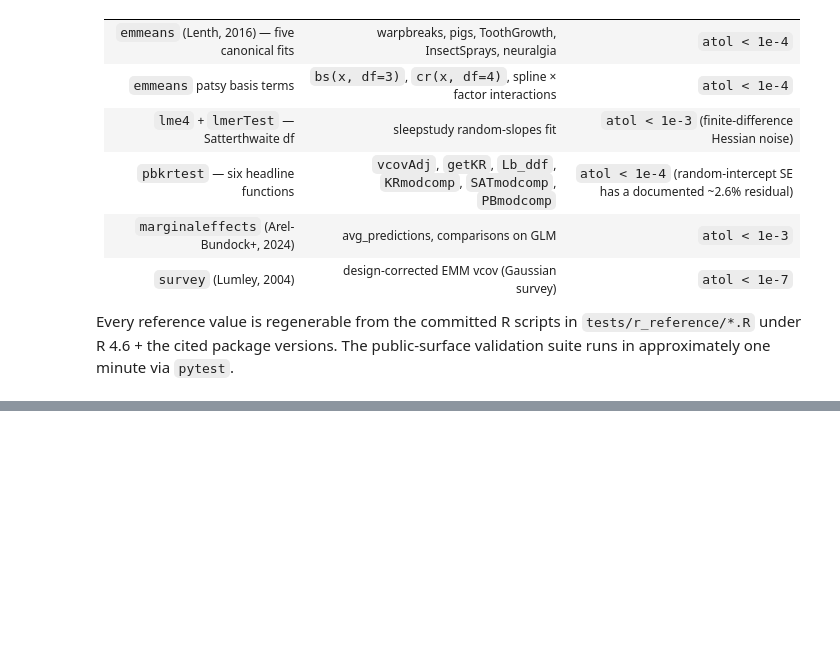
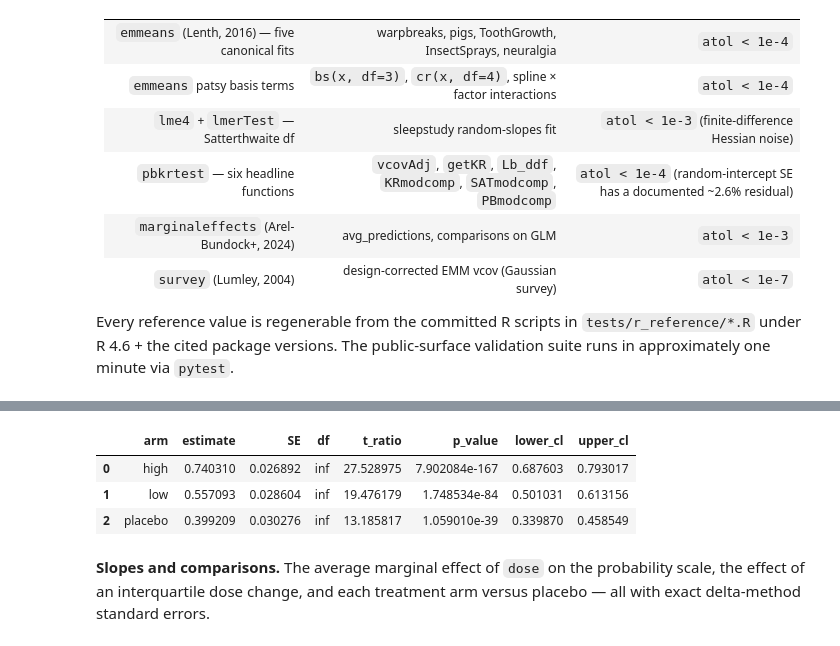
Before and after one commit to jturner-uofl/pymmeans, a Jupyter notebook: examples/pymmeans_showcase.ipynb, the cells around one changed output, grey strips where cells are left out. Cells and saved outputs as stored; diff of their text form; code cells hidden in the pictures; blank space fills up the shorter version.

```diff
--- a/examples/pymmeans_showcase.ipynb
+++ b/examples/pymmeans_showcase.ipynb
@@ -424,0 +432,32 @@ Every reference value is regenerable from the committed R scripts in `tests/r_re
+# %%
+import numpy as np
+import pandas as pd
+import statsmodels.api as sm
+import statsmodels.formula.api as smf
+from pymmeans import (
+    avg_predictions, avg_slopes, avg_comparisons, datagrid,
+)
+
+rng = np.random.default_rng(20260628)
+n = 800
+trial = pd.DataFrame({
+    "dose": rng.normal(2.0, 1.0, n),
+    "age":  rng.normal(50.0, 10.0, n),
+    "arm":  pd.Categorical(rng.choice(["placebo", "low", "high"], n)),
+})
+lp = (-1.0 + 0.4 * trial["dose"]
+      + trial["arm"].map({"placebo": 0.0, "low": 0.5, "high": 1.1}).astype(float))
+trial["cured"] = (rng.random(n) < 1.0 / (1.0 + np.exp(-lp))).astype(int)
+clf = smf.glm("cured ~ dose + age + arm", trial, family=sm.families.Binomial()).fit()
+
+# Average adjusted prediction (overall cure probability) and by arm.
+avg_predictions(clf, by="arm").frame
+# %% [output]
+|  | arm | estimate | SE | df | t_ratio | p_value | lower_cl | upper_cl |
+| 0 | high | 0.740310 | 0.026892 | inf | 27.528975 | 7.902084e-167 | 0.687603 | 0.793017 |
+| 1 | low | 0.557093 | 0.028604 | inf | 19.476179 | 1.748534e-84 | 0.501031 | 0.613156 |
+| 2 | placebo | 0.399209 | 0.030276 | inf | 13.185817 | 1.059010e-39 | 0.339870 | 0.458549 |
+# %% [markdown]
+**Slopes and comparisons.** The average marginal effect of `dose` on the
+probability scale, the effect of an interquartile dose change, and each
+treatment arm versus placebo — all with exact delta-method standard errors.
```
Also changed, not shown: parts of 13 cells of this notebook, 14 other files.
